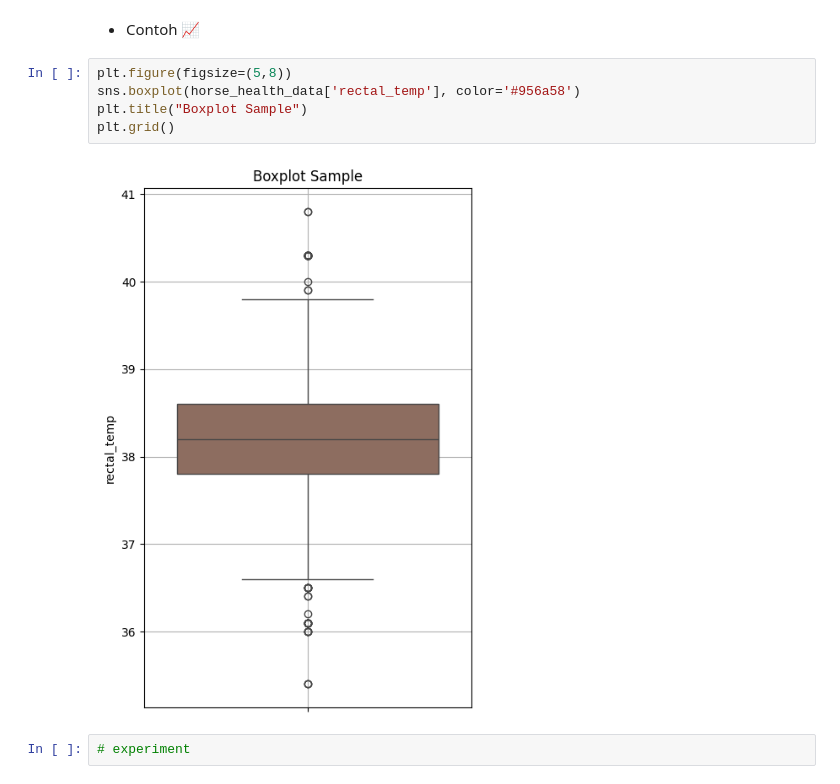
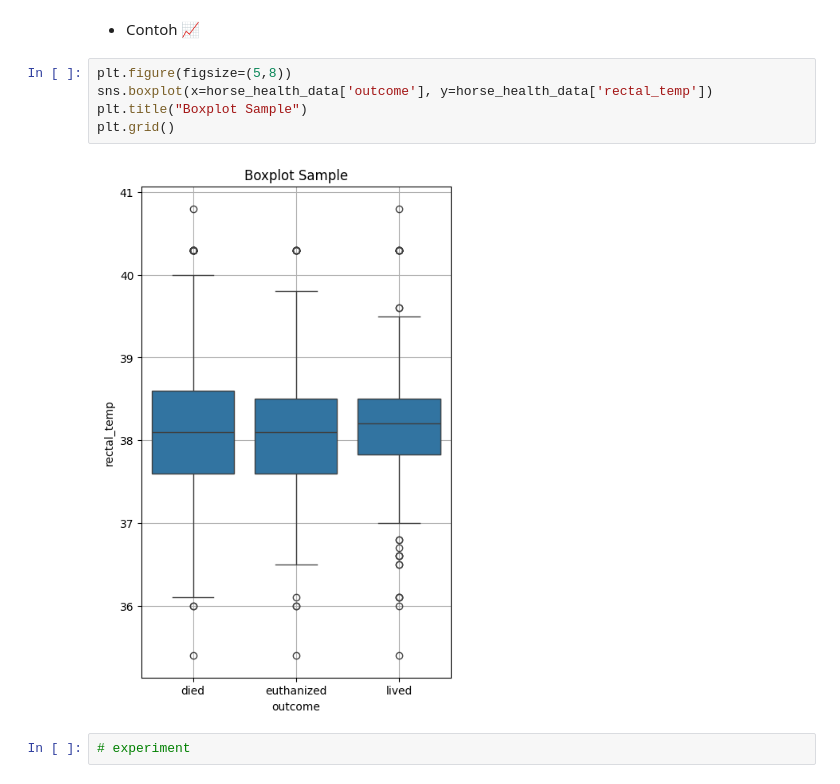
Before and after one commit to dhiiil/BCC-Prepocessing-n-EDA, a Jupyter notebook: Exploratory.ipynb, the cells around one changed output. Saved outputs shown, nothing was run; the diff lists cells and outputs as text.

```diff
--- a/Exploratory.ipynb
+++ b/Exploratory.ipynb
@@ -391,11 +411,11 @@ P-Value: 9.515417931070396e-13
 - Contoh 📈
 # %%
 plt.figure(figsize=(5,8))
-sns.boxplot(horse_health_data['rectal_temp'], color='#956a58')
+sns.boxplot(x=horse_health_data['outcome'], y=horse_health_data['rectal_temp'])
 plt.title("Boxplot Sample")
 plt.grid()
 # %% [output]
-[figure, old version]
+[figure, new version]
 # %%
 # experiment
 # %% [markdown]
```
Also changed, not shown: parts of 9 cells of this notebook, 1 other file.
